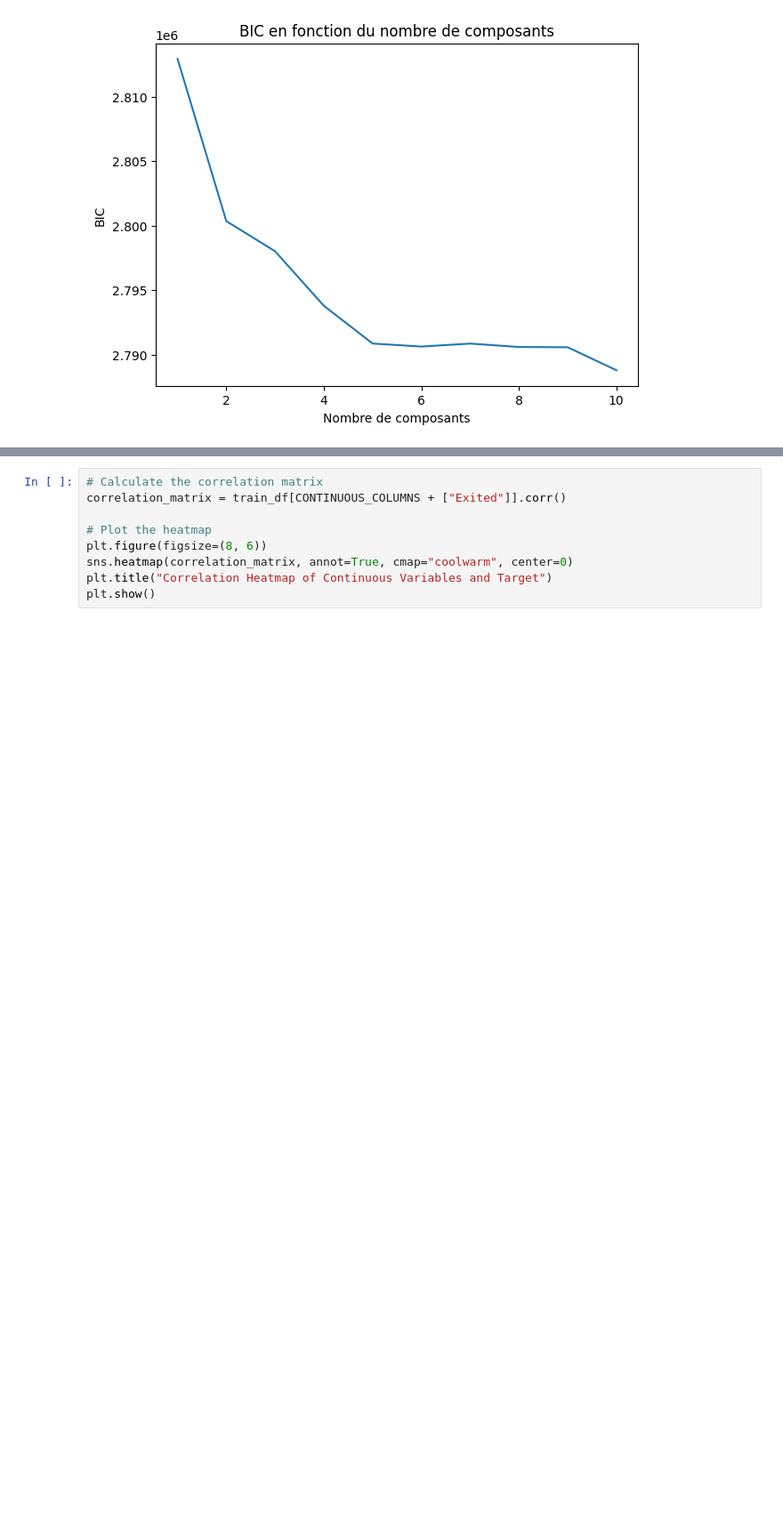
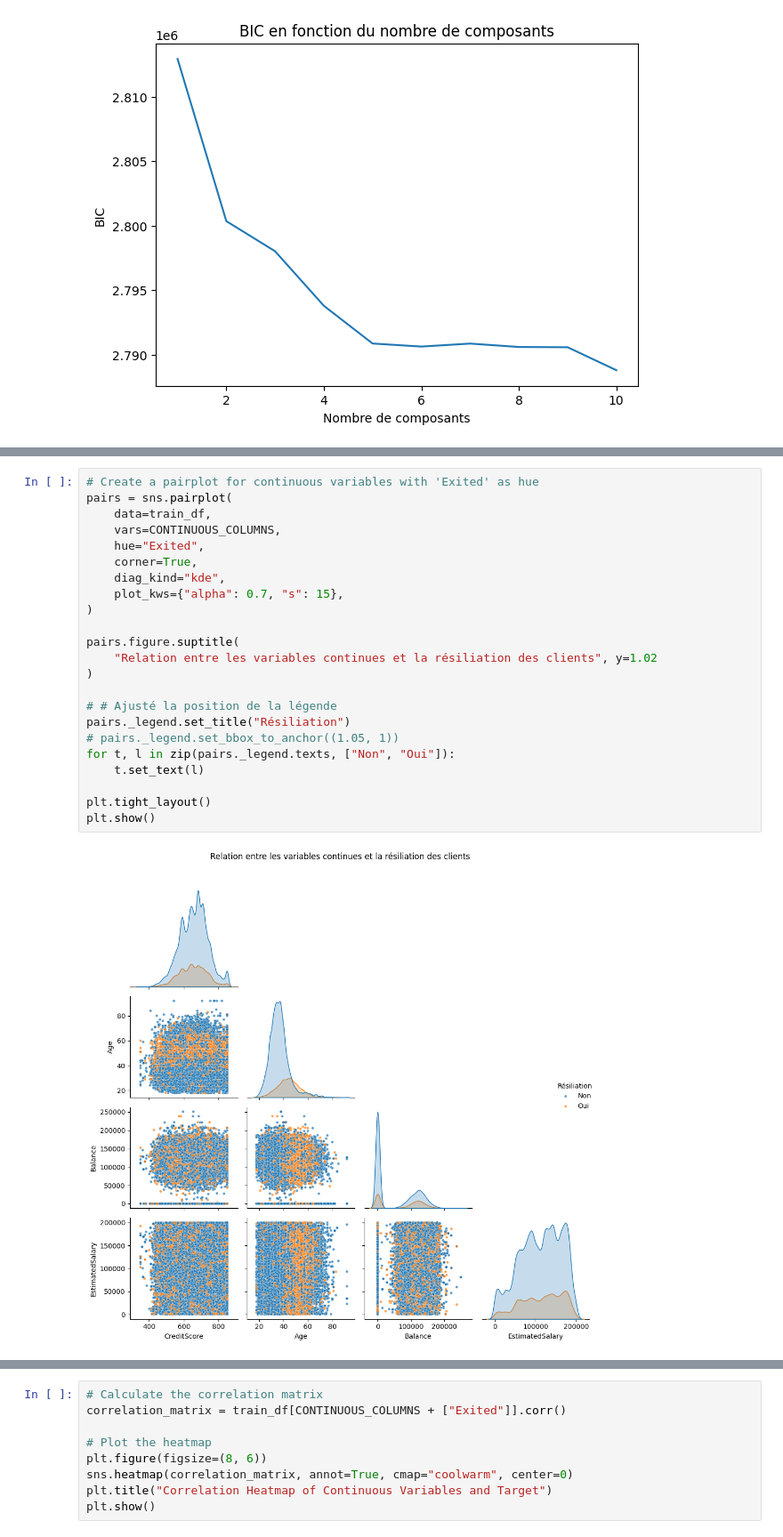
Before and after one commit to lbihin/mlpro-classification-bank-churn-2025, a Jupyter notebook: eda/eda.ipynb, the cells around one changed output, grey strips where cells are left out. Shown at 89% size. Saved outputs shown, nothing was run; the diff lists cells and outputs as text; blank space fills up the shorter version.

```diff
--- a/eda/eda.ipynb
+++ b/eda/eda.ipynb
@@ -1022,0 +1023,25 @@ plt.show()
+# %%
+# Create a pairplot for continuous variables with 'Exited' as hue
+pairs = sns.pairplot(
+    data=train_df,
+    vars=CONTINUOUS_COLUMNS,
+    hue="Exited",
+    corner=True,
+    diag_kind="kde",
+    plot_kws={"alpha": 0.7, "s": 15},
+)
+
+pairs.figure.suptitle(
+    "Relation entre les variables continues et la résiliation des clients", y=1.02
+)
+
+# # Ajusté la position de la légende
+pairs._legend.set_title("Résiliation")
+# pairs._legend.set_bbox_to_anchor((1.05, 1))
+for t, l in zip(pairs._legend.texts, ["Non", "Oui"]):
+    t.set_text(l)
+
+plt.tight_layout()
+plt.show()
+# %% [output]
+[figure, added]
```
Also changed, not shown: parts of 10 cells of this notebook.
